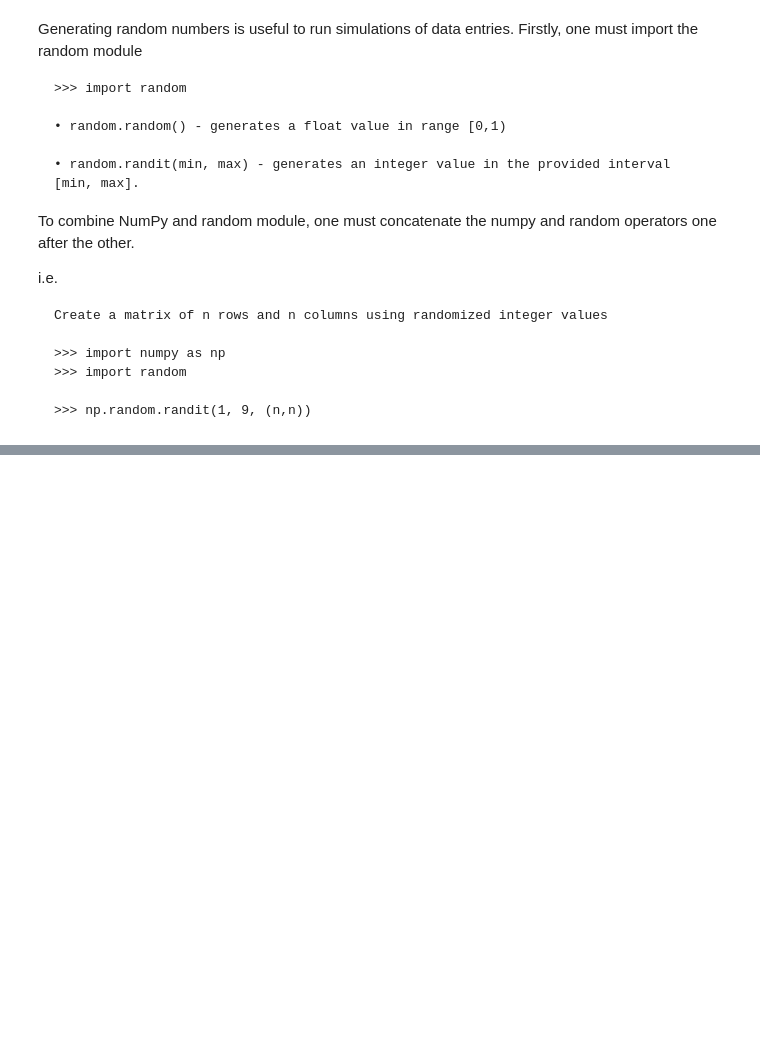
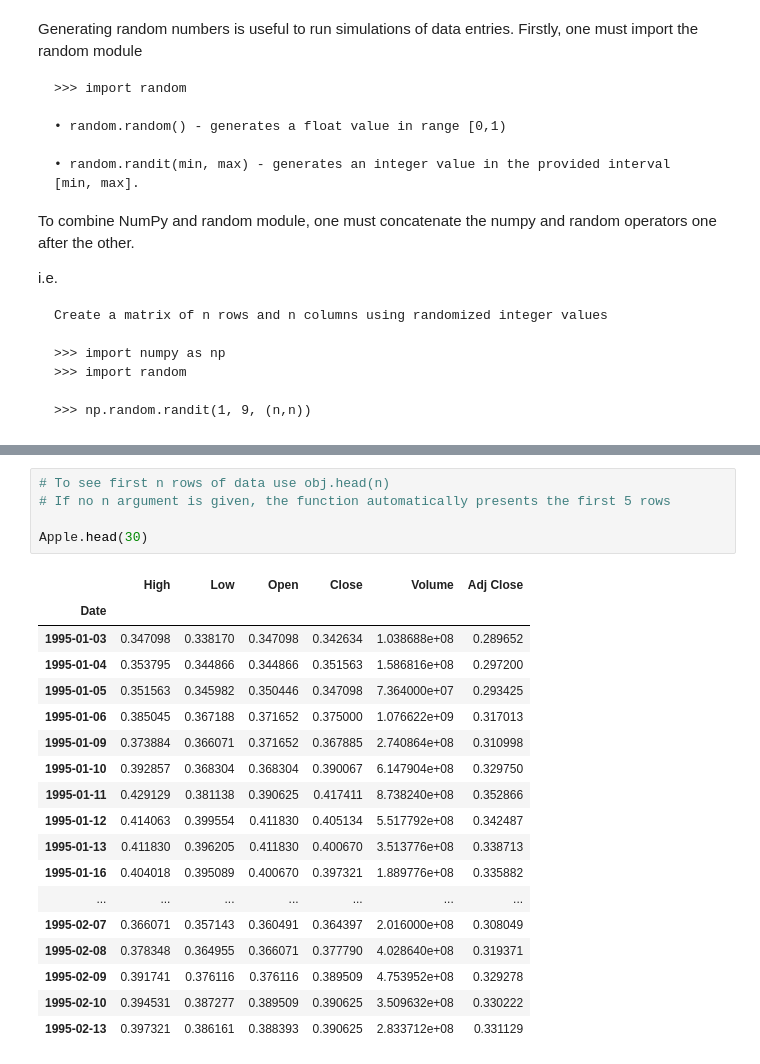
Before and after one commit to AlenVS02/python_for_finance, a Jupyter notebook: exercises.ipynb, the cells around one changed output, grey strips where cells are left out. Cells and saved outputs as stored; diff of their text form; blank space fills up the shorter version.

```diff
--- a/exercises.ipynb
+++ b/exercises.ipynb
@@ -97,0 +120,24 @@ Apple
+# %%
+# To see first n rows of data use obj.head(n)
+# If no n argument is given, the function automatically presents the first 5 rows
+
+Apple.head(30)
+# %% [output]
+|  | High | Low | Open | Close | Volume | Adj Close |
+| Date |  |  |  |  |  |  |
+| 1995-01-03 | 0.347098 | 0.338170 | 0.347098 | 0.342634 | 1.038688e+08 | 0.289652 |
+| 1995-01-04 | 0.353795 | 0.344866 | 0.344866 | 0.351563 | 1.586816e+08 | 0.297200 |
+| 1995-01-05 | 0.351563 | 0.345982 | 0.350446 | 0.347098 | 7.364000e+07 | 0.293425 |
+| 1995-01-06 | 0.385045 | 0.367188 | 0.371652 | 0.375000 | 1.076622e+09 | 0.317013 |
+| 1995-01-09 | 0.373884 | 0.366071 | 0.371652 | 0.367885 | 2.740864e+08 | 0.310998 |
+| 1995-01-10 | 0.392857 | 0.368304 | 0.368304 | 0.390067 | 6.147904e+08 | 0.329750 |
+| 1995-01-11 | 0.429129 | 0.381138 | 0.390625 | 0.417411 | 8.738240e+08 | 0.352866 |
+| 1995-01-12 | 0.414063 | 0.399554 | 0.411830 | 0.405134 | 5.517792e+08 | 0.342487 |
+| 1995-01-13 | 0.411830 | 0.396205 | 0.411830 | 0.400670 | 3.513776e+08 | 0.338713 |
+| 1995-01-16 | 0.404018 | 0.395089 | 0.400670 | 0.397321 | 1.889776e+08 | 0.335882 |
+| ... | ... | ... | ... | ... | ... | ... |
+| 1995-02-07 | 0.366071 | 0.357143 | 0.360491 | 0.364397 | 2.016000e+08 | 0.308049 |
+| 1995-02-08 | 0.378348 | 0.364955 | 0.366071 | 0.377790 | 4.028640e+08 | 0.319371 |
+| 1995-02-09 | 0.391741 | 0.376116 | 0.376116 | 0.389509 | 4.753952e+08 | 0.329278 |
+| 1995-02-10 | 0.394531 | 0.387277 | 0.389509 | 0.390625 | 3.509632e+08 | 0.330222 |
+| 1995-02-13 | 0.397321 | 0.386161 | 0.388393 | 0.390625 | 2.833712e+08 | 0.331129 |
```
Also changed, not shown: parts of 9 cells of this notebook, 1 other file.
